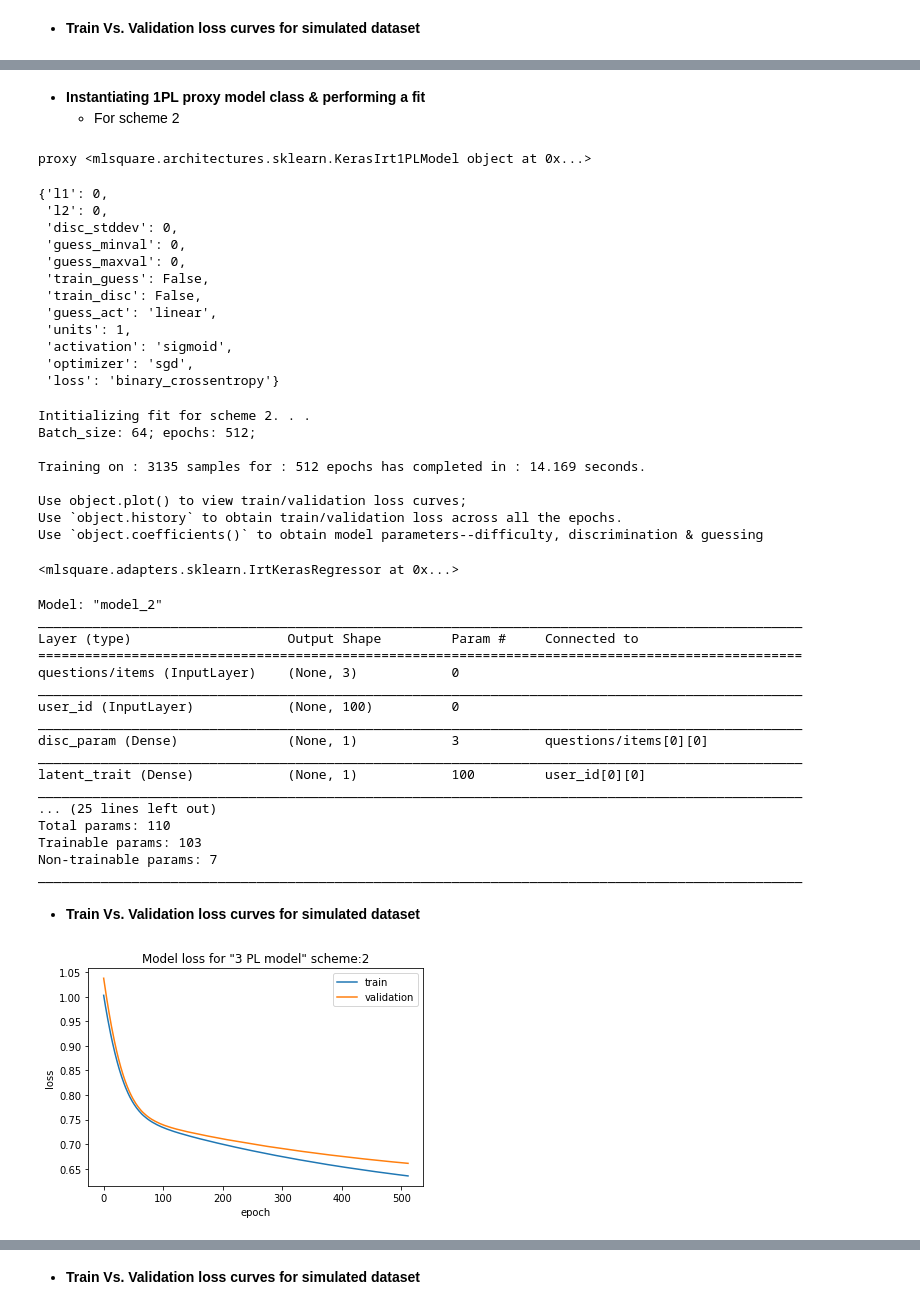
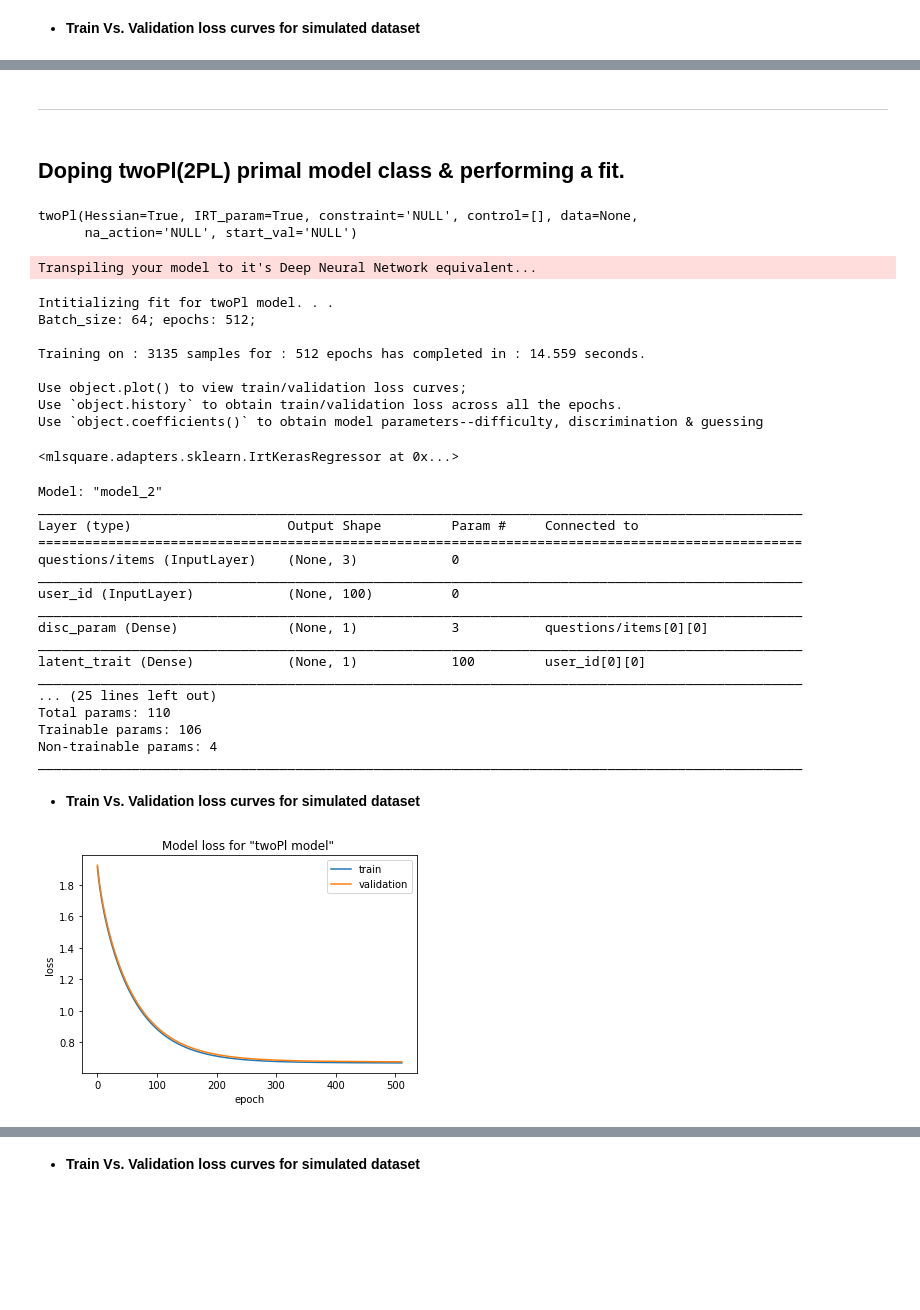
Before and after one commit to mlsquare/cook-imly, a Jupyter notebook: Notebooks/irt/IRT_R_keras_mapping.ipynb, the cells around one changed output, grey strips where cells are left out. Drawn from its saved outputs; the diff is of its cells as text; code cells hidden in the pictures; blank space fills up the shorter version.

Commit message:
define irt primal model signature; restructured model_params dict

```diff
--- a/Notebooks/irt/IRT_R_keras_mapping.ipynb
+++ b/Notebooks/irt/IRT_R_keras_mapping.ipynb
@@ -188,42 +214,34 @@ mod3PL.plot()
+# %% [markdown]
+________________________
 # %% [markdown]
-* **Instantiating 1PL proxy model class & performing a fit**
-    * For scheme 2
+## Doping twoPl(2PL) primal model class & performing a fit.
-# %%
-proxy1PL, adap = reg[('embibe','irt')]['1PL']
-print('proxy', proxy1PL)
-# %% [output]
-proxy <mlsquare.architectures.sklearn.KerasIrt1PLModel object at 0x...>
-# %%
-proxy1PL.get_params()
-# %% [output]
-{'l1': 0,
- 'l2': 0,
- 'disc_stddev': 0,
- 'guess_minval': 0,
- 'guess_maxval': 0,
- 'train_guess': False,
- 'train_disc': False,
- 'guess_act': 'linear',
- 'units': 1,
- 'activation': 'sigmoid',
- 'optimizer': 'sgd',
- 'loss': 'binary_crossentropy'}
+# %%
+from mlsquare.embibe.irt import twoPl
+
+primal2= twoPl()
+primal2
+# %% [output]
+twoPl(Hessian=True, IRT_param=True, constraint='NULL', control=[], data=None,
+      na_action='NULL', start_val='NULL')
+# %%
+model2pl= dope(primal2)
+# %% [output]
+Transpiling your model to it's Deep Neural Network equivalent...
 # %%
-mod1PL = adap(proxy_model=proxy1PL, primal_model='abc')#1PL adapt object
-mod1PL.fit(x_user=x_train_user,x_questions=x_train_questions,
+model2pl.fit(x_user=x_train_user,x_questions=x_train_questions,
           y_vals=y_train, batch_size=64, epochs=512)
 # %% [output]
-Intitializing fit for scheme 2. . .
+Intitializing fit for twoPl model. . .
 Batch_size: 64; epochs: 512;
 
-Training on : 3135 samples for : 512 epochs has completed in : 14.169 seconds.
+Training on : 3135 samples for : 512 epochs has completed in : 14.559 seconds.
 
 Use object.plot() to view train/validation loss curves;
 Use `object.history` to obtain train/validation loss across all the epochs.
 Use `object.coefficients()` to obtain model parameters--difficulty, discrimination & guessing
 <mlsquare.adapters.sklearn.IrtKerasRegressor at 0x...>
 # %%
-mod1PL.model.summary()
+model2pl.model.summary()
 # %% [output]
 Model: "model_2"
 __________________________________________________________________________________________________
@@ -239,13 +257,13 @@ latent_trait (Dense)            (None, 1)            100         user_id[0][0]
 __________________________________________________________________________________________________
 ... (25 lines left out)
 Total params: 110
-Trainable params: 103
-Non-trainable params: 7
+Trainable params: 106
+Non-trainable params: 4
 __________________________________________________________________________________________________
 # %% [markdown]
 * **Train Vs. Validation loss curves for simulated dataset**
 # %%
-mod1PL.plot()
+model2pl.plot()
 # %% [output]
-[figure, old version]
+[figure, new version]
 # %% [markdown]
```
Also changed, not shown: parts of 36 cells of this notebook.
